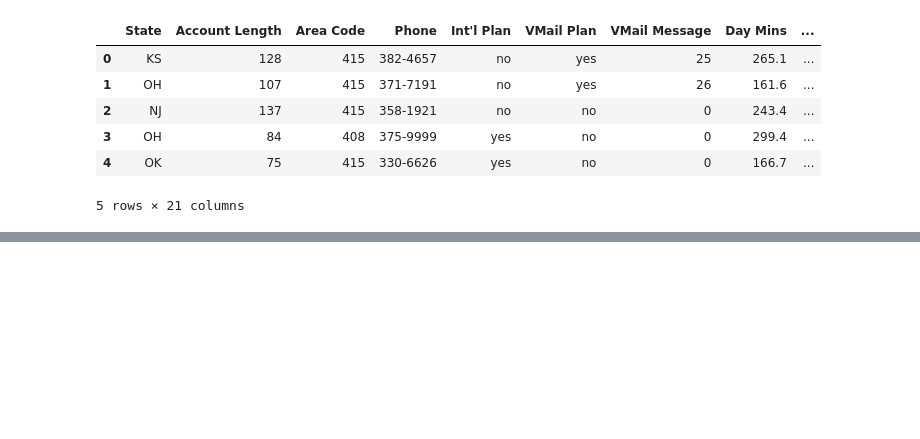
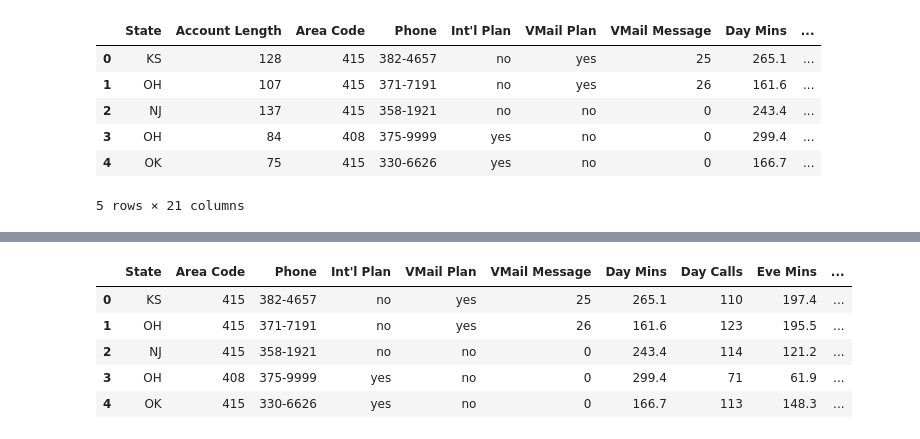
Before and after one commit to fredcab/cursoBD, a Jupyter notebook: notebooks/T2- Data Wrangling.ipynb, the cells around one changed output, grey strips where cells are left out. Cells and saved outputs as stored; diff of their text form; code cells hidden in the pictures; blank space fills up the shorter version.

```diff
--- a/notebooks/T2- Data Wrangling.ipynb
+++ b/notebooks/T2- Data Wrangling.ipynb
@@ -23,0 +42,2 @@ data.head()
+# %%
+subset = data[['Account Length','Day Charge','Eve Calls','Night Mins']]
@@ -23,0 +64,2 @@ data.head()
+# %%
+subset =subset.columns.values.tolist() // convert to array
@@ -23,0 +84,2 @@ data.head()
+# %%
+datav2 = data.columns.values.tolist()
@@ -23,0 +106,3 @@ data.head()
+# %%
+sublist = [x for x in datav2 if x not in subset]
+sublist
@@ -23,0 +127,10 @@ data.head()
+# %%
+sublist = data[sublist]
+sublist.head()
+# %% [output]
+|  | State | Area Code | Phone | Int'l Plan | VMail Plan | VMail Message | Day Mins | Day Calls | Eve Mins | ... |
+| 0 | KS | 415 | 382-4657 | no | yes | 25 | 265.1 | 110 | 197.4 | ... |
+| 1 | OH | 415 | 371-7191 | no | yes | 26 | 161.6 | 123 | 195.5 | ... |
+| 2 | NJ | 415 | 358-1921 | no | no | 0 | 243.4 | 114 | 121.2 | ... |
+| 3 | OH | 408 | 375-9999 | yes | no | 0 | 299.4 | 71 | 61.9 | ... |
+| 4 | OK | 415 | 330-6626 | yes | no | 0 | 166.7 | 113 | 148.3 | ... |
```
Also changed, not shown: parts of 33 cells of this notebook, 1 other file.
